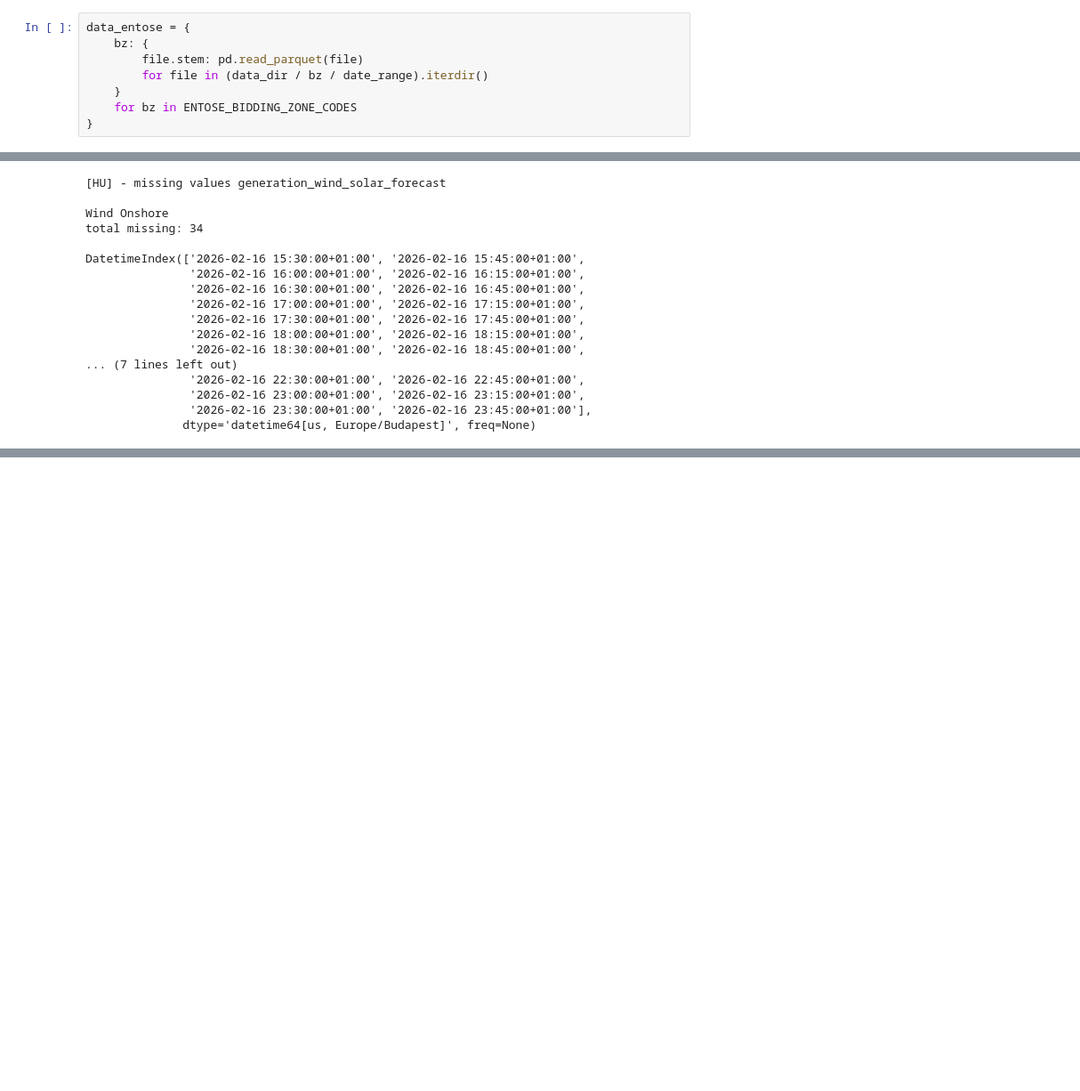
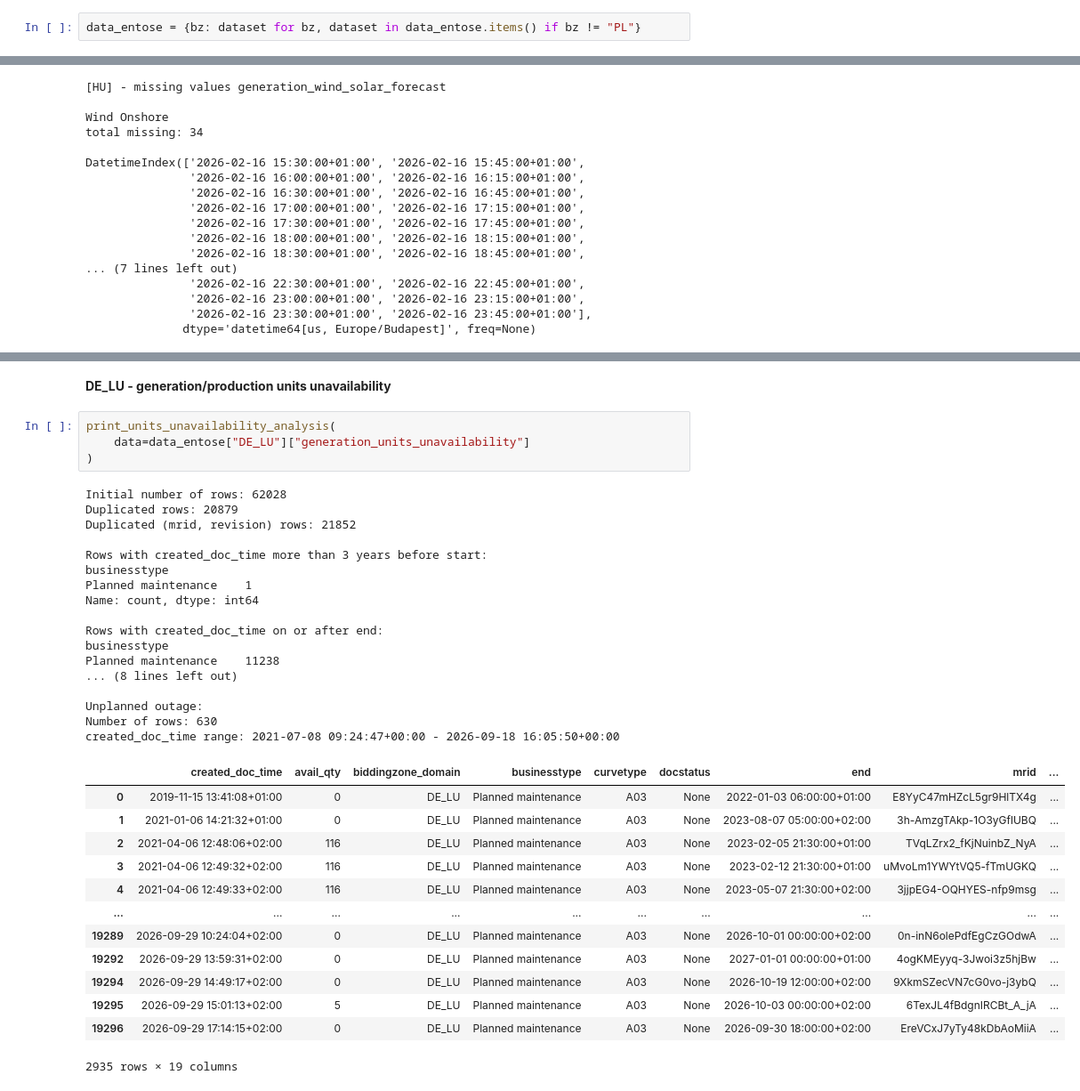
Before and after one commit to mateuszdoktor/day-ahead-electricity-price-forecasting, a Jupyter notebook: notebooks/01_per_source/03_ENTSOE_data_quality_audit.ipynb, the cells around one changed output, grey strips where cells are left out. Shown at 89% size. Saved outputs shown, nothing was run; the diff lists cells and outputs as text; blank space fills up the shorter version.

```diff
--- a/notebooks/01_per_source/03_ENTSOE_data_quality_audit.ipynb
+++ b/notebooks/01_per_source/03_ENTSOE_data_quality_audit.ipynb
@@ -306,11 +292,5 @@ plt.show()
 # %%
-data_entose = {
-    bz: {
-        file.stem: pd.read_parquet(file)
-        for file in (data_dir / bz / date_range).iterdir()
-    }
-    for bz in ENTOSE_BIDDING_ZONE_CODES
-}
+data_entose = {bz: dataset for bz, dataset in data_entose.items() if bz != "PL"}
 # %% [markdown]
 ### 2.1 Missing Data
 # %%
@@ -504,3 +476,40 @@ Timezone:  UTC
 Time steps:
   0 days 01:00:00: 33213
   1 days 01:00:00: 1
+# %% [markdown]
+**DE_LU - generation/production units unavailability**
+# %%
+print_units_unavailability_analysis(
+    data=data_entose["DE_LU"]["generation_units_unavailability"]
+)
+# %% [output]
+Initial number of rows: 62028
+Duplicated rows: 20879
+Duplicated (mrid, revision) rows: 21852
+
+Rows with created_doc_time more than 3 years before start:
+businesstype
+Planned maintenance    1
+Name: count, dtype: int64
+
+Rows with created_doc_time on or after end:
+businesstype
+Planned maintenance    11238
+... (8 lines left out)
+
+Unplanned outage:
+Number of rows: 630
+created_doc_time range: 2021-07-08 09:24:47+00:00 - 2026-09-18 16:05:50+00:00
+|  | created_doc_time | avail_qty | biddingzone_domain | businesstype | curvetype | docstatus | end | mrid | ... |
+| 0 | 2019-11-15 13:41:08+01:00 | 0 | DE_LU | Planned maintenance | A03 | None | 2022-01-03 06:00:00+01:00 | E8YyC47mHZcL5gr9HlTX4g | ... |
+| 1 | 2021-01-06 14:21:32+01:00 | 0 | DE_LU | Planned maintenance | A03 | None | 2023-08-07 05:00:00+02:00 | 3h-AmzgTAkp-1O3yGflUBQ | ... |
+| 2 | 2021-04-06 12:48:06+02:00 | 116 | DE_LU | Planned maintenance | A03 | None | 2023-02-05 21:30:00+01:00 | TVqLZrx2_fKjNuinbZ_NyA | ... |
+| 3 | 2021-04-06 12:49:32+02:00 | 116 | DE_LU | Planned maintenance | A03 | None | 2023-02-12 21:30:00+01:00 | uMvoLm1YWYtVQ5-fTmUGKQ | ... |
+| 4 | 2021-04-06 12:49:33+02:00 | 116 | DE_LU | Planned maintenance | A03 | None | 2023-05-07 21:30:00+02:00 | 3jjpEG4-OQHYES-nfp9msg | ... |
+| ... | ... | ... | ... | ... | ... | ... | ... | ... | ... |
+| 19289 | 2026-09-29 10:24:04+02:00 | 0 | DE_LU | Planned maintenance | A03 | None | 2026-10-01 00:00:00+02:00 | 0n-inN6olePdfEgCzGOdwA | ... |
+| 19292 | 2026-09-29 13:59:31+02:00 | 0 | DE_LU | Planned maintenance | A03 | None | 2027-01-01 00:00:00+01:00 | 4ogKMEyyq-3Jwoi3z5hjBw | ... |
+| 19294 | 2026-09-29 14:49:17+02:00 | 0 | DE_LU | Planned maintenance | A03 | None | 2026-10-19 12:00:00+02:00 | 9XkmSZecVN7cG0vo-j3ybQ | ... |
+| 19295 | 2026-09-29 15:01:13+02:00 | 5 | DE_LU | Planned maintenance | A03 | None | 2026-10-03 00:00:00+02:00 | 6TexJL4fBdgnIRCBt_A_jA | ... |
+| 19296 | 2026-09-29 17:14:15+02:00 | 0 | DE_LU | Planned maintenance | A03 | None | 2026-09-30 18:00:00+02:00 | EreVCxJ7yTy48kDbAoMiiA | ... |
+2935 rows × 19 columns
```
Also changed, not shown: parts of 47 cells of this notebook.
